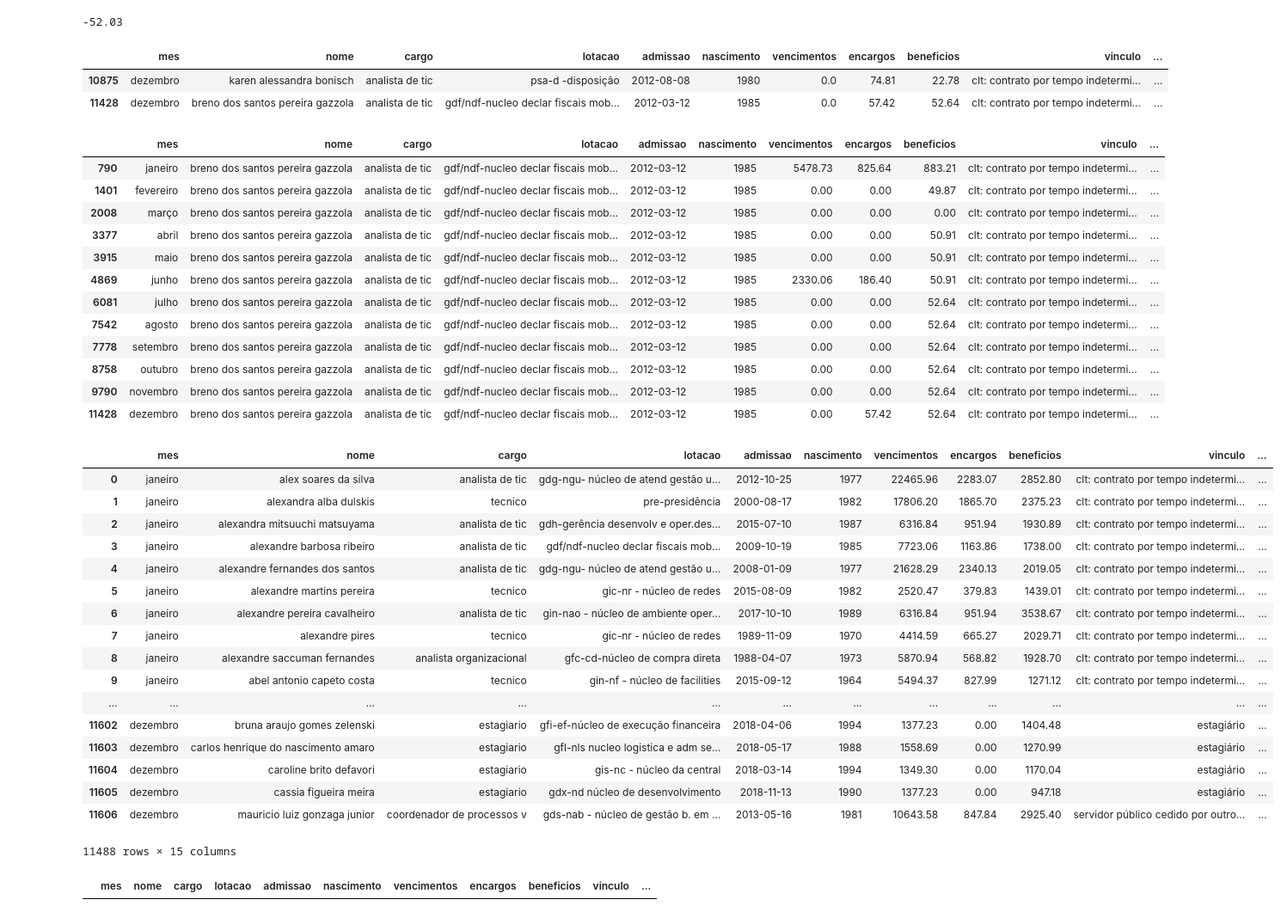
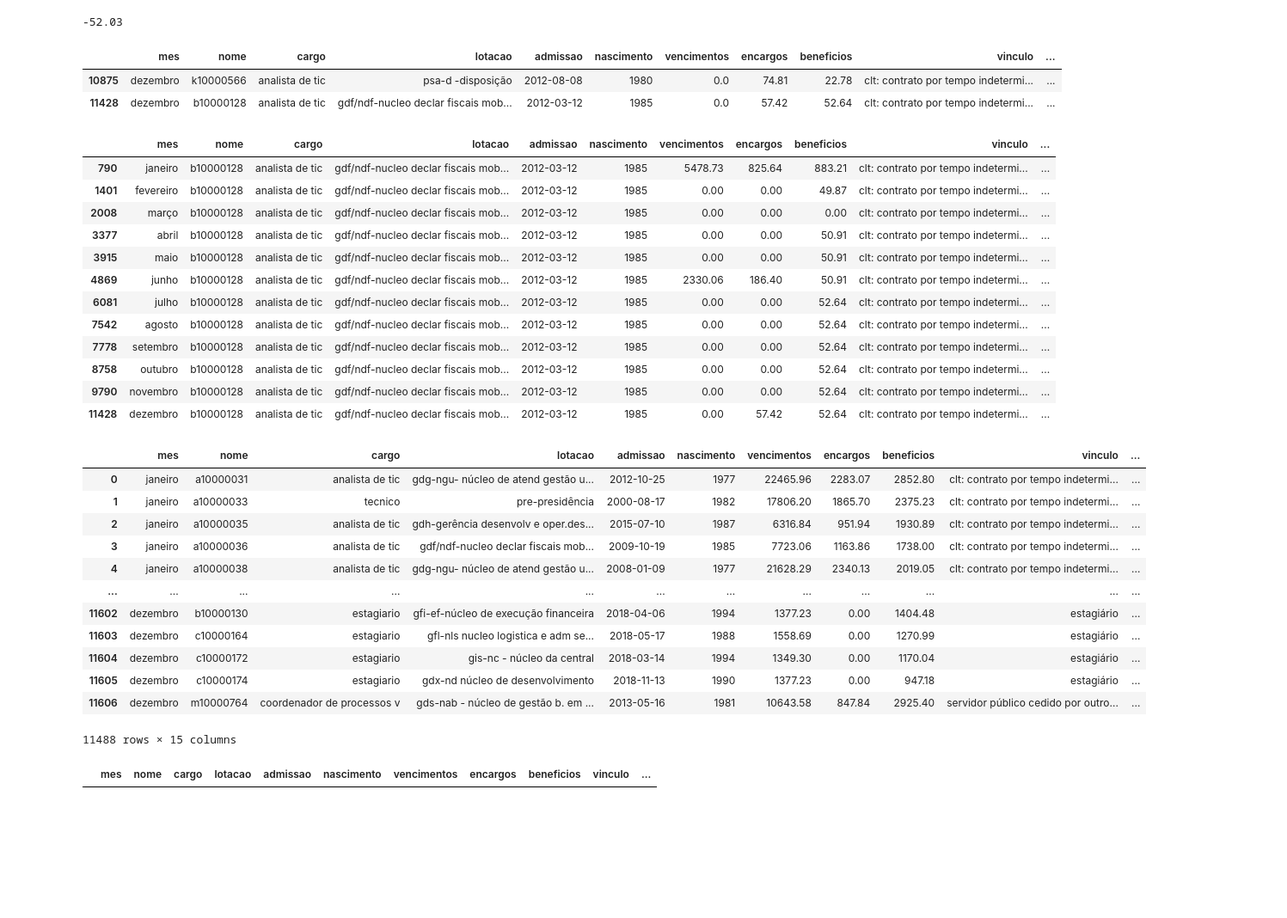
Before and after one commit to PyLadiesSP/data-science, a Jupyter notebook: Trilha de Estudos/07 notebook.ipynb, the cells around one changed output. Shown at 86% size. Cells and saved outputs as stored; diff of their text form; code cells hidden in the pictures; blank space fills up the shorter version.

```diff
--- a/Trilha de Estudos/07 notebook.ipynb
+++ b/Trilha de Estudos/07 notebook.ipynb
@@ -8,7 +8,7 @@ import matplotlib.pyplot as plt
 import numpy as np
 #%matplotlib inline
 # %%
-df = pd.read_csv("folhaprodam2018.csv", sep=";", decimal=',', encoding="cp1252")
+df = pd.read_csv("folhaprodam2018_anonima.csv", sep=";", decimal=',', encoding="cp1252")
 # %%
 df.head()
 # %% [output]
@@ -548,45 +528,40 @@ df_ativo['rendimento_total'].min()
 df_ativo.query('rendimento_total < 0')
 # %% [output]
 |  | mes | nome | cargo | lotacao | admissao | nascimento | vencimentos | encargos | beneficios | vinculo | ... |
-| 10875 | dezembro | karen alessandra bonisch | analista de tic | psa-d -disposição | 2012-08-08 | 1980 | 0.0 | 74.81 | 22.78 | clt: contrato por tempo indetermi... | ... |
-| 11428 | dezembro | breno dos santos pereira gazzola | analista de tic | gdf/ndf-nucleo declar fiscais mob... | 2012-03-12 | 1985 | 0.0 | 57.42 | 52.64 | clt: contrato por tempo indetermi... | ... |
+| 10875 | dezembro | k10000566 | analista de tic | psa-d -disposição | 2012-08-08 | 1980 | 0.0 | 74.81 | 22.78 | clt: contrato por tempo indetermi... | ... |
+| 11428 | dezembro | b10000128 | analista de tic | gdf/ndf-nucleo declar fiscais mob... | 2012-03-12 | 1985 | 0.0 | 57.42 | 52.64 | clt: contrato por tempo indetermi... | ... |
 # %%
-df_ativo.query('nome == "breno dos santos pereira gazzola"')
+df_ativo.query('nome == "b10000128"')
 # %% [output]
 |  | mes | nome | cargo | lotacao | admissao | nascimento | vencimentos | encargos | beneficios | vinculo | ... |
-| 790 | janeiro | breno dos santos pereira gazzola | analista de tic | gdf/ndf-nucleo declar fiscais mob... | 2012-03-12 | 1985 | 5478.73 | 825.64 | 883.21 | clt: contrato por tempo indetermi... | ... |
-| 1401 | fevereiro | breno dos santos pereira gazzola | analista de tic | gdf/ndf-nucleo declar fiscais mob... | 2012-03-12 | 1985 | 0.00 | 0.00 | 49.87 | clt: contrato por tempo indetermi... | ... |
-| 2008 | março | breno dos santos pereira gazzola | analista de tic | gdf/ndf-nucleo declar fiscais mob... | 2012-03-12 | 1985 | 0.00 | 0.00 | 0.00 | clt: contrato por tempo indetermi... | ... |
-| 3377 | abril | breno dos santos pereira gazzola | analista de tic | gdf/ndf-nucleo declar fiscais mob... | 2012-03-12 | 1985 | 0.00 | 0.00 | 50.91 | clt: contrato por tempo indetermi... | ... |
-| 3915 | maio | breno dos santos pereira gazzola | analista de tic | gdf/ndf-nucleo declar fiscais mob... | 2012-03-12 | 1985 | 0.00 | 0.00 | 50.91 | clt: contrato por tempo indetermi... | ... |
-| 4869 | junho | breno dos santos pereira gazzola | analista de tic | gdf/ndf-nucleo declar fiscais mob... | 2012-03-12 | 1985 | 2330.06 | 186.40 | 50.91 | clt: contrato por tempo indetermi... | ... |
-| 6081 | julho | breno dos santos pereira gazzola | analista de tic | gdf/ndf-nucleo declar fiscais mob... | 2012-03-12 | 1985 | 0.00 | 0.00 | 52.64 | clt: contrato por tempo indetermi... | ... |
-| 7542 | agosto | breno dos santos pereira gazzola | analista de tic | gdf/ndf-nucleo declar fiscais mob... | 2012-03-12 | 1985 | 0.00 | 0.00 | 52.64 | clt: contrato por tempo indetermi... | ... |
-| 7778 | setembro | breno dos santos pereira gazzola | analista de tic | gdf/ndf-nucleo declar fiscais mob... | 2012-03-12 | 1985 | 0.00 | 0.00 | 52.64 | clt: contrato por tempo indetermi... | ... |
-| 8758 | outubro | breno dos santos pereira gazzola | analista de tic | gdf/ndf-nucleo declar fiscais mob... | 2012-03-12 | 1985 | 0.00 | 0.00 | 52.64 | clt: contrato por tempo indetermi... | ... |
-| 9790 | novembro | breno dos santos pereira gazzola | analista de tic | gdf/ndf-nucleo declar fiscais mob... | 2012-03-12 | 1985 | 0.00 | 0.00 | 52.64 | clt: contrato por tempo indetermi... | ... |
-| 11428 | dezembro | breno dos santos pereira gazzola | analista de tic | gdf/ndf-nucleo declar fiscais mob... | 2012-03-12 | 1985 | 0.00 | 57.42 | 52.64 | clt: contrato por tempo indetermi... | ... |
+| 790 | janeiro | b10000128 | analista de tic | gdf/ndf-nucleo declar fiscais mob... | 2012-03-12 | 1985 | 5478.73 | 825.64 | 883.21 | clt: contrato por tempo indetermi... | ... |
+| 1401 | fevereiro | b10000128 | analista de tic | gdf/ndf-nucleo declar fiscais mob... | 2012-03-12 | 1985 | 0.00 | 0.00 | 49.87 | clt: contrato por tempo indetermi... | ... |
+| 2008 | março | b10000128 | analista de tic | gdf/ndf-nucleo declar fiscais mob... | 2012-03-12 | 1985 | 0.00 | 0.00 | 0.00 | clt: contrato por tempo indetermi... | ... |
+| 3377 | abril | b10000128 | analista de tic | gdf/ndf-nucleo declar fiscais mob... | 2012-03-12 | 1985 | 0.00 | 0.00 | 50.91 | clt: contrato por tempo indetermi... | ... |
+| 3915 | maio | b10000128 | analista de tic | gdf/ndf-nucleo declar fiscais mob... | 2012-03-12 | 1985 | 0.00 | 0.00 | 50.91 | clt: contrato por tempo indetermi... | ... |
+| 4869 | junho | b10000128 | analista de tic | gdf/ndf-nucleo declar fiscais mob... | 2012-03-12 | 1985 | 2330.06 | 186.40 | 50.91 | clt: contrato por tempo indetermi... | ... |
+| 6081 | julho | b10000128 | analista de tic | gdf/ndf-nucleo declar fiscais mob... | 2012-03-12 | 1985 | 0.00 | 0.00 | 52.64 | clt: contrato por tempo indetermi... | ... |
+| 7542 | agosto | b10000128 | analista de tic | gdf/ndf-nucleo declar fiscais mob... | 2012-03-12 | 1985 | 0.00 | 0.00 | 52.64 | clt: contrato por tempo indetermi... | ... |
+| 7778 | setembro | b10000128 | analista de tic | gdf/ndf-nucleo declar fiscais mob... | 2012-03-12 | 1985 | 0.00 | 0.00 | 52.64 | clt: contrato por tempo indetermi... | ... |
+| 8758 | outubro | b10000128 | analista de tic | gdf/ndf-nucleo declar fiscais mob... | 2012-03-12 | 1985 | 0.00 | 0.00 | 52.64 | clt: contrato por tempo indetermi... | ... |
+| 9790 | novembro | b10000128 | analista de tic | gdf/ndf-nucleo declar fiscais mob... | 2012-03-12 | 1985 | 0.00 | 0.00 | 52.64 | clt: contrato por tempo indetermi... | ... |
+| 11428 | dezembro | b10000128 | analista de tic | gdf/ndf-nucleo declar fiscais mob... | 2012-03-12 | 1985 | 0.00 | 57.42 | 52.64 | clt: contrato por tempo indetermi... | ... |
 # %%
-df_ativo = df_ativo.query('nome != "breno dos santos pereira gazzola" and nome != "karen alessandra bonisch"')
+df_ativo = df_ativo.query('nome != "b10000128" and nome != "k10000566"')
 df_ativo
 # %% [output]
 |  | mes | nome | cargo | lotacao | admissao | nascimento | vencimentos | encargos | beneficios | vinculo | ... |
-| 0 | janeiro | alex soares da silva | analista de tic | gdg-ngu- núcleo de atend gestão u... | 2012-10-25 | 1977 | 22465.96 | 2283.07 | 2852.80 | clt: contrato por tempo indetermi... | ... |
-| 1 | janeiro | alexandra alba dulskis | tecnico | pre-presidência | 2000-08-17 | 1982 | 17806.20 | 1865.70 | 2375.23 | clt: contrato por tempo indetermi... | ... |
-| 2 | janeiro | alexandra mitsuuchi matsuyama | analista de tic | gdh-gerência desenvolv e oper.des... | 2015-07-10 | 1987 | 6316.84 | 951.94 | 1930.89 | clt: contrato por tempo indetermi... | ... |
-| 3 | janeiro | alexandre barbosa ribeiro | analista de tic | gdf/ndf-nucleo declar fiscais mob... | 2009-10-19 | 1985 | 7723.06 | 1163.86 | 1738.00 | clt: contrato por tempo indetermi... | ... |
-| 4 | janeiro | alexandre fernandes dos santos | analista de tic | gdg-ngu- núcleo de atend gestão u... | 2008-01-09 | 1977 | 21628.29 | 2340.13 | 2019.05 | clt: contrato por tempo indetermi... | ... |
-| 5 | janeiro | alexandre martins pereira | tecnico | gic-nr - núcleo de redes | 2015-08-09 | 1982 | 2520.47 | 379.83 | 1439.01 | clt: contrato por tempo indetermi... | ... |
-| 6 | janeiro | alexandre pereira cavalheiro | analista de tic | gin-nao - núcleo de ambiente oper... | 2017-10-10 | 1989 | 6316.84 | 951.94 | 3538.67 | clt: contrato por tempo indetermi... | ... |
-| 7 | janeiro | alexandre pires | tecnico | gic-nr - núcleo de redes | 1989-11-09 | 1970 | 4414.59 | 665.27 | 2029.71 | clt: contrato por tempo indetermi... | ... |
-| 8 | janeiro | alexandre saccuman fernandes | analista organizacional | gfc-cd-núcleo de compra direta | 1988-04-07 | 1973 | 5870.94 | 568.82 | 1928.70 | clt: contrato por tempo indetermi... | ... |
-| 9 | janeiro | abel antonio capeto costa | tecnico | gin-nf - núcleo de facilities | 2015-09-12 | 1964 | 5494.37 | 827.99 | 1271.12 | clt: contrato por tempo indetermi... | ... |
+| 0 | janeiro | a10000031 | analista de tic | gdg-ngu- núcleo de atend gestão u... | 2012-10-25 | 1977 | 22465.96 | 2283.07 | 2852.80 | clt: contrato por tempo indetermi... | ... |
+| 1 | janeiro | a10000033 | tecnico | pre-presidência | 2000-08-17 | 1982 | 17806.20 | 1865.70 | 2375.23 | clt: contrato por tempo indetermi... | ... |
+| 2 | janeiro | a10000035 | analista de tic | gdh-gerência desenvolv e oper.des... | 2015-07-10 | 1987 | 6316.84 | 951.94 | 1930.89 | clt: contrato por tempo indetermi... | ... |
+| 3 | janeiro | a10000036 | analista de tic | gdf/ndf-nucleo declar fiscais mob... | 2009-10-19 | 1985 | 7723.06 | 1163.86 | 1738.00 | clt: contrato por tempo indetermi... | ... |
+| 4 | janeiro | a10000038 | analista de tic | gdg-ngu- núcleo de atend gestão u... | 2008-01-09 | 1977 | 21628.29 | 2340.13 | 2019.05 | clt: contrato por tempo indetermi... | ... |
 | ... | ... | ... | ... | ... | ... | ... | ... | ... | ... | ... | ... |
-| 11602 | dezembro | bruna araujo gomes zelenski | estagiario | gfi-ef-núcleo de execução financeira | 2018-04-06 | 1994 | 1377.23 | 0.00 | 1404.48 | estagiário | ... |
-| 11603 | dezembro | carlos henrique do nascimento amaro | estagiario | gfl-nls nucleo logistica e adm se... | 2018-05-17 | 1988 | 1558.69 | 0.00 | 1270.99 | estagiário | ... |
-| 11604 | dezembro | caroline brito defavori | estagiario | gis-nc - núcleo da central | 2018-03-14 | 1994 | 1349.30 | 0.00 | 1170.04 | estagiário | ... |
-| 11605 | dezembro | cassia figueira meira | estagiario | gdx-nd núcleo de desenvolvimento | 2018-11-13 | 1990 | 1377.23 | 0.00 | 947.18 | estagiário | ... |
-| 11606 | dezembro | mauricio luiz gonzaga junior | coordenador de processos v | gds-nab - núcleo de gestão b. em ... | 2013-05-16 | 1981 | 10643.58 | 847.84 | 2925.40 | servidor público cedido por outro... | ... |
+| 11602 | dezembro | b10000130 | estagiario | gfi-ef-núcleo de execução financeira | 2018-04-06 | 1994 | 1377.23 | 0.00 | 1404.48 | estagiário | ... |
+| 11603 | dezembro | c10000164 | estagiario | gfl-nls nucleo logistica e adm se... | 2018-05-17 | 1988 | 1558.69 | 0.00 | 1270.99 | estagiário | ... |
+| 11604 | dezembro | c10000172 | estagiario | gis-nc - núcleo da central | 2018-03-14 | 1994 | 1349.30 | 0.00 | 1170.04 | estagiário | ... |
+| 11605 | dezembro | c10000174 | estagiario | gdx-nd núcleo de desenvolvimento | 2018-11-13 | 1990 | 1377.23 | 0.00 | 947.18 | estagiário | ... |
+| 11606 | dezembro | m10000764 | coordenador de processos v | gds-nab - núcleo de gestão b. em ... | 2013-05-16 | 1981 | 10643.58 | 847.84 | 2925.40 | servidor público cedido por outro... | ... |
 11488 rows × 15 columns
 # %%
 df_ativo.query('rendimento_total < 0')
```
Also changed, not shown: parts of 66 cells of this notebook, 1 other file.
